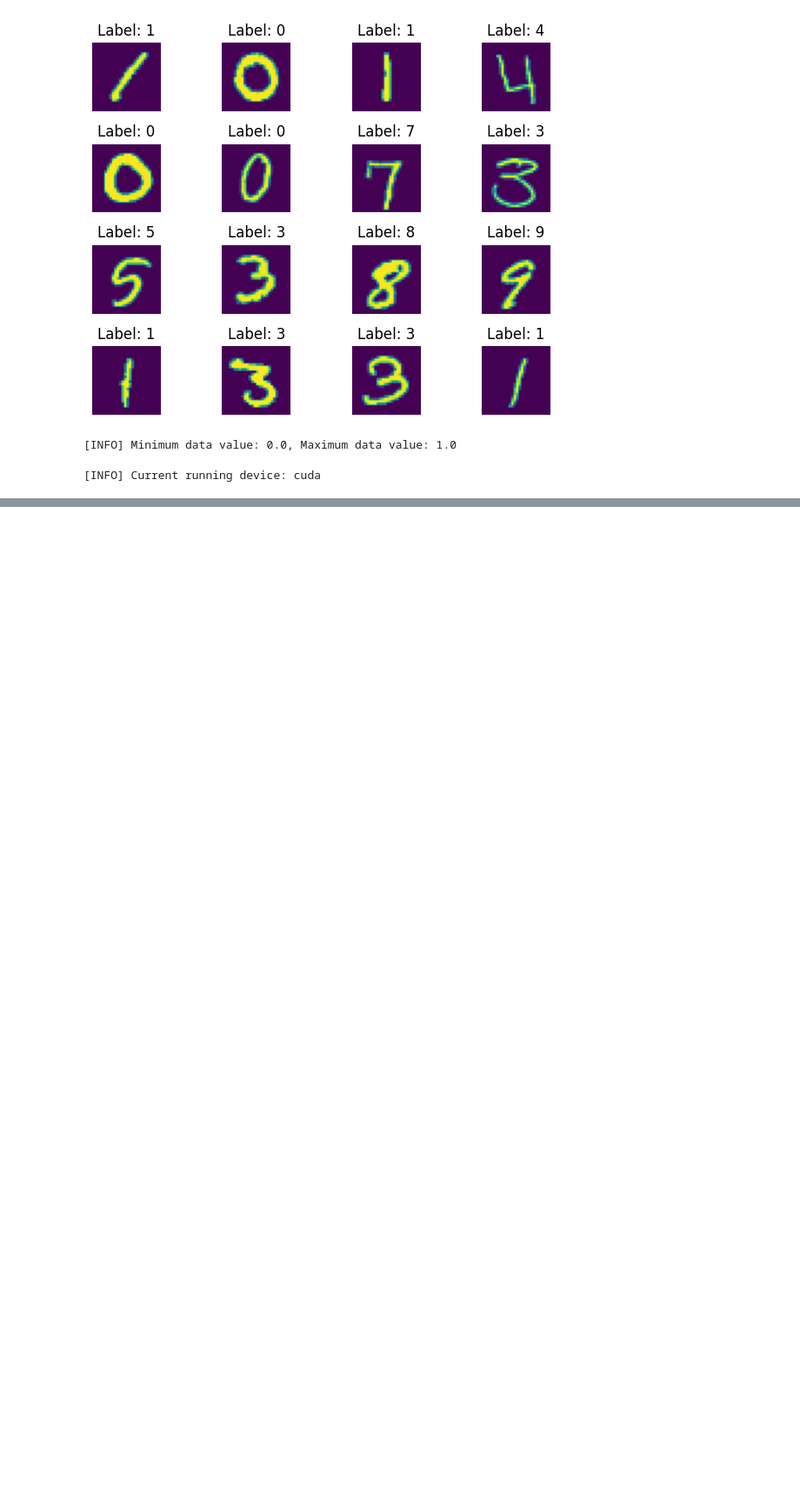
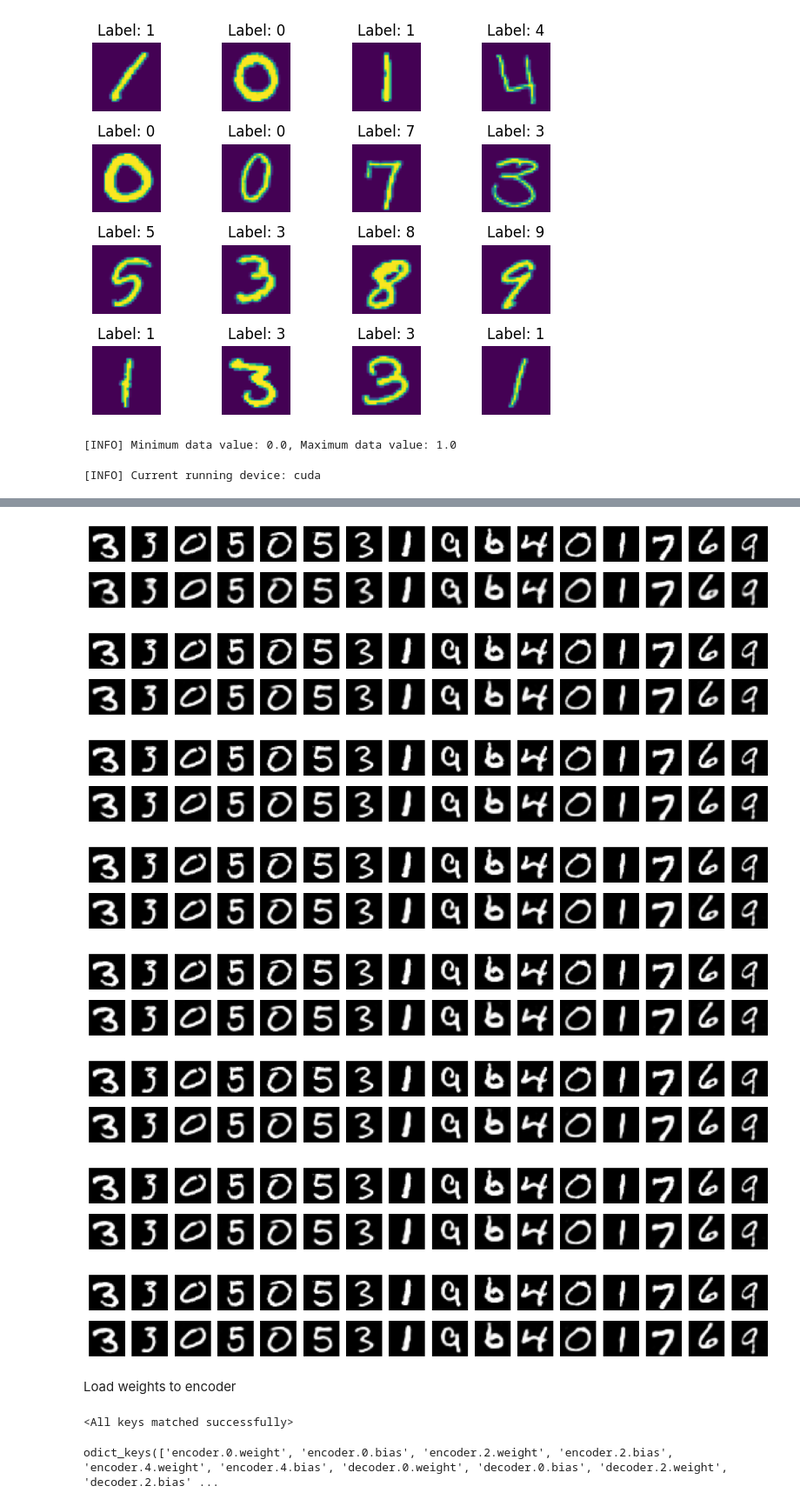
Before and after one commit to Milutin-S/kaggleCompetitions, a Jupyter notebook: Digit_Recognizer_2/AE.ipynb, the cells around one changed output, grey strips where cells are left out. Shown at 87% size. Cells and saved outputs as stored; diff of their text form; code cells hidden in the pictures; blank space fills up the shorter version.

```diff
--- a/Digit_Recognizer_2/AE.ipynb
+++ b/Digit_Recognizer_2/AE.ipynb
@@ -130,0 +208,22 @@ for epoch in tqdm(range(num_epochs)):
+# %%
+plot_results(outputs, type_lin=False, num_exp=16)
+# %% [output]
+[figure, added]
+[figure, added]
+[figure, added]
+[figure, added]
+[figure, added]
+[figure, added]
+[figure, added]
+[figure, added]
+# %% [markdown]
+Load weights to encoder
+# %%
+autoencoder = Autoencoder()
+autoencoder.load_state_dict(torch.load("./train_output/20230722-141814/best_model.pth"))
+# %% [output]
+<All keys matched successfully>
+# %%
+autoencoder.state_dict().keys()
+# %% [output]
+odict_keys(['encoder.0.weight', 'encoder.0.bias', 'encoder.2.weight', 'encoder.2.bias', 'encoder.4.weight', 'encoder.4.bias', 'decoder.0.weight', 'decoder.0.bias', 'decoder.2.weight', 'decoder.2.bias' ...
```
Also changed, not shown: parts of 18 cells of this notebook.
